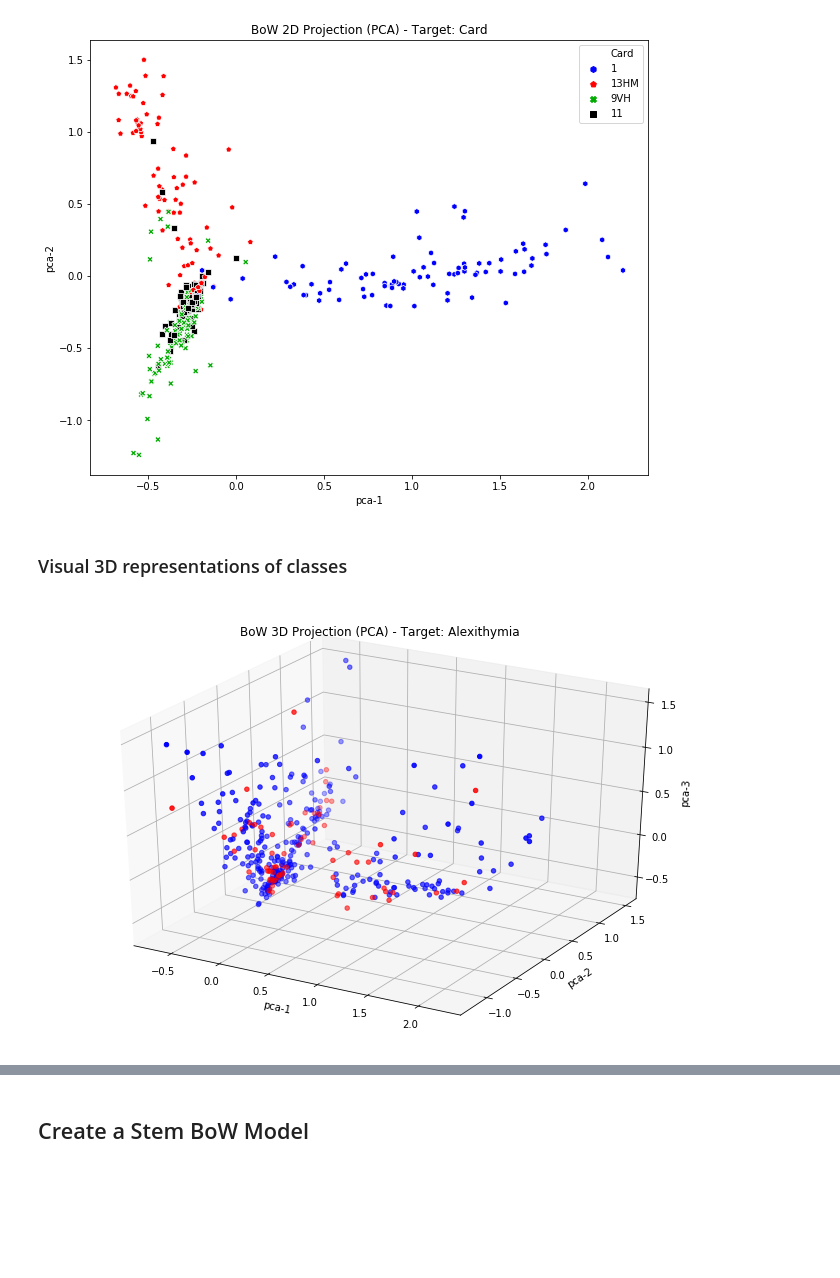
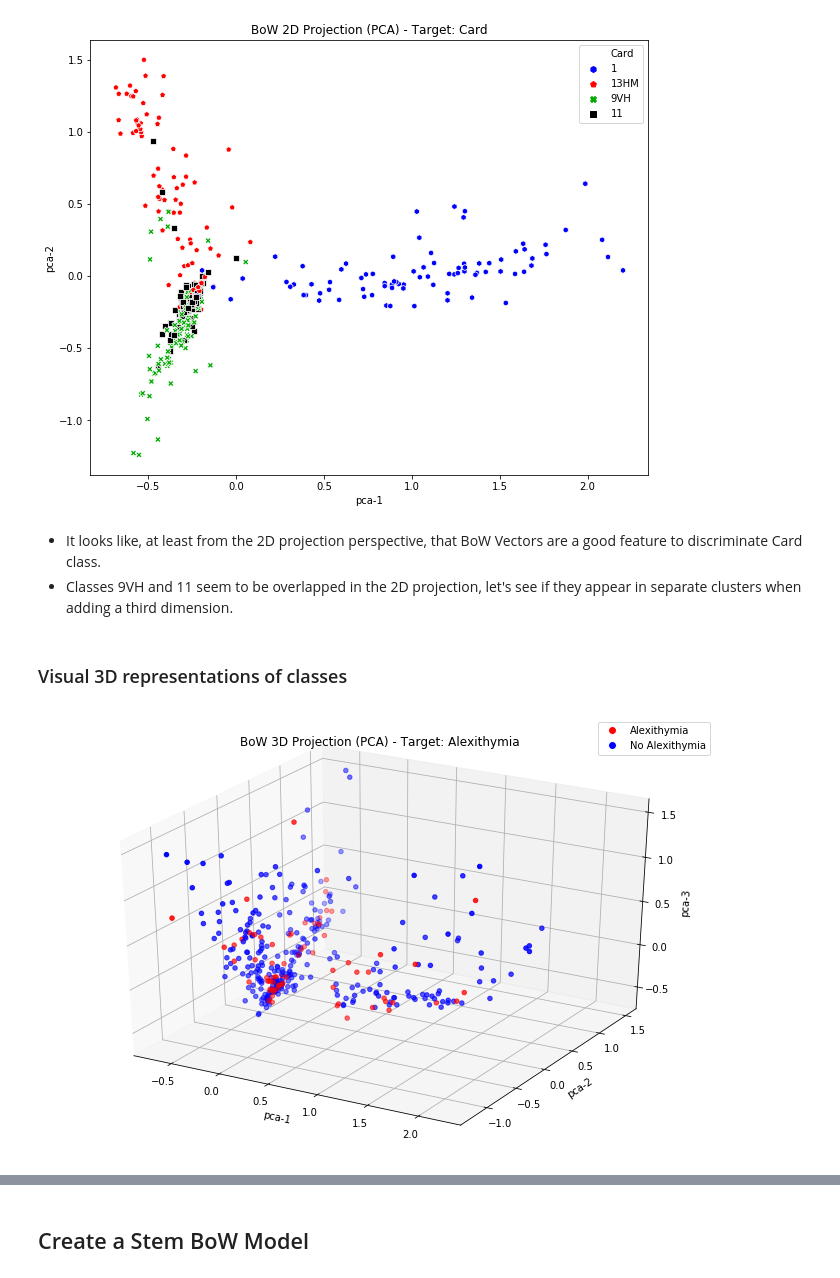
Before and after one commit to raul-arrabales/alexithymic-lang, a Jupyter notebook: nlp/3_BoW.ipynb, the cells around one changed output, grey strips where cells are left out. Saved outputs shown, nothing was run; the diff lists cells and outputs as text; code cells hidden in the pictures; blank space fills up the shorter version.

```diff
--- a/nlp/3_BoW.ipynb
+++ b/nlp/3_BoW.ipynb
@@ -345,21 +348,27 @@ sns.scatterplot(
 # %% [output]
 <matplotlib.axes._subplots.AxesSubplot at 0x...>
 [figure]
+# %% [markdown]
+- It looks like, at least from the 2D projection perspective, that BoW Vectors are a good feature to discriminate Card class.
+- Classes 9VH and 11 seem to be overlapped in the 2D projection, let's see if they appear in separate clusters when adding a third dimension.
 # %% [markdown]
 ### Visual 3D representations of classes
 # %%
 colors = {1:'red', 0:'blue'}
 ax = plt.figure(figsize=(12,8)).gca(projection='3d')
-ax.scatter(
+scatter = ax.scatter(
     xs=feats_df["pca-3d-1"],
     ys=feats_df["pca-3d-2"],
     zs=feats_df["pca-3d-3"],
     c=feats_df['Alex_A'].apply(lambda x: colors[x])
 )
 ax.set_xlabel('pca-1')
 ax.set_ylabel('pca-2')
 ax.set_zlabel('pca-3')
+legend_elements = [Line2D([0], [0], marker='o', color='w', label='Alex', markerfacecolor='r', markersize=8),
+                   Line2D([0], [0], marker='o', color='w', label='NoAlex', markerfacecolor='b', markersize=8)]
+ax.legend(legend_elements, ['Alexithymia','No Alexithymia'])
 plt.title("BoW 3D Projection (PCA) - Target: Alexithymia")
 plt.show()
 # %% [output]
-[figure, old version]
+[figure, new version]
```
Also changed, not shown: parts of 18 cells of this notebook.
